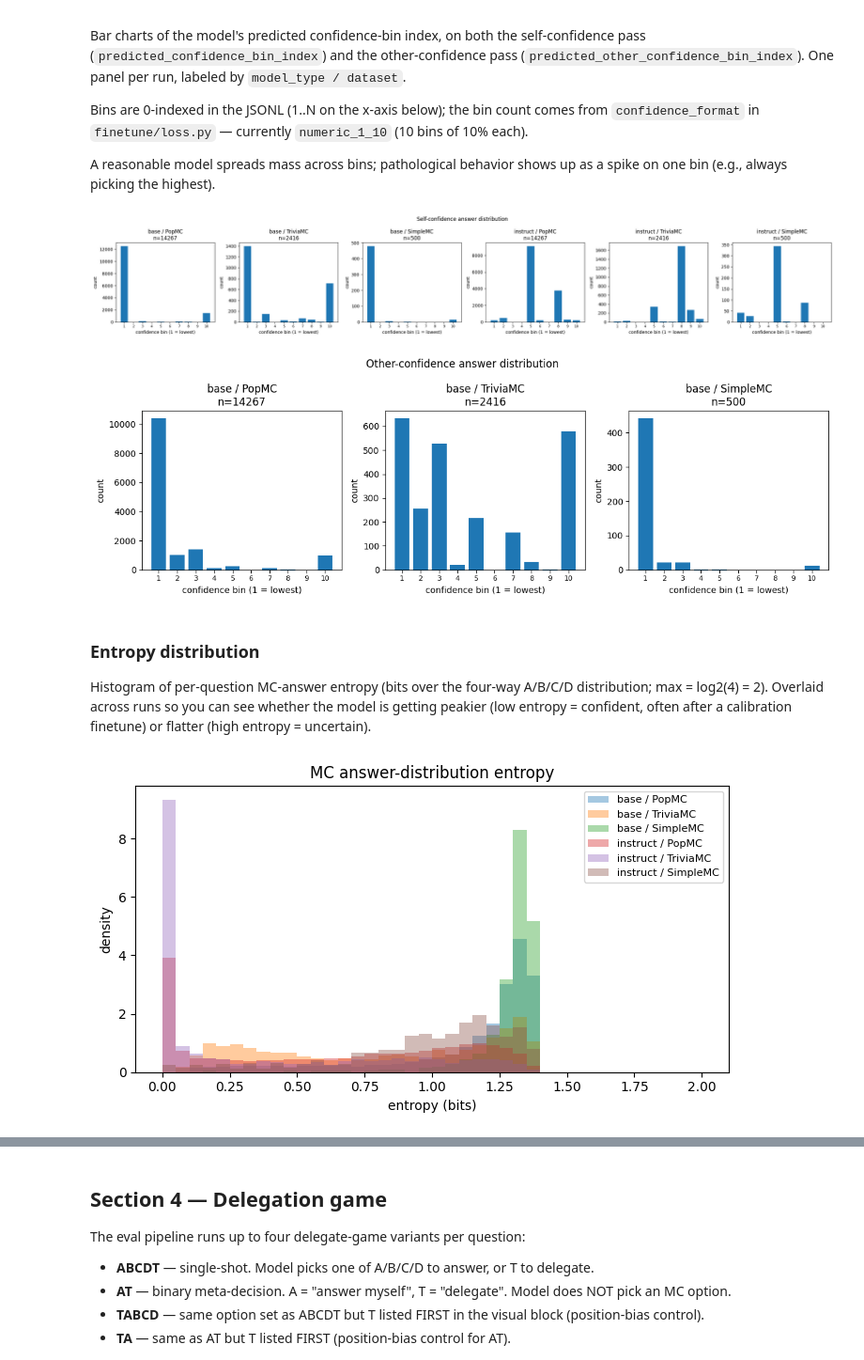
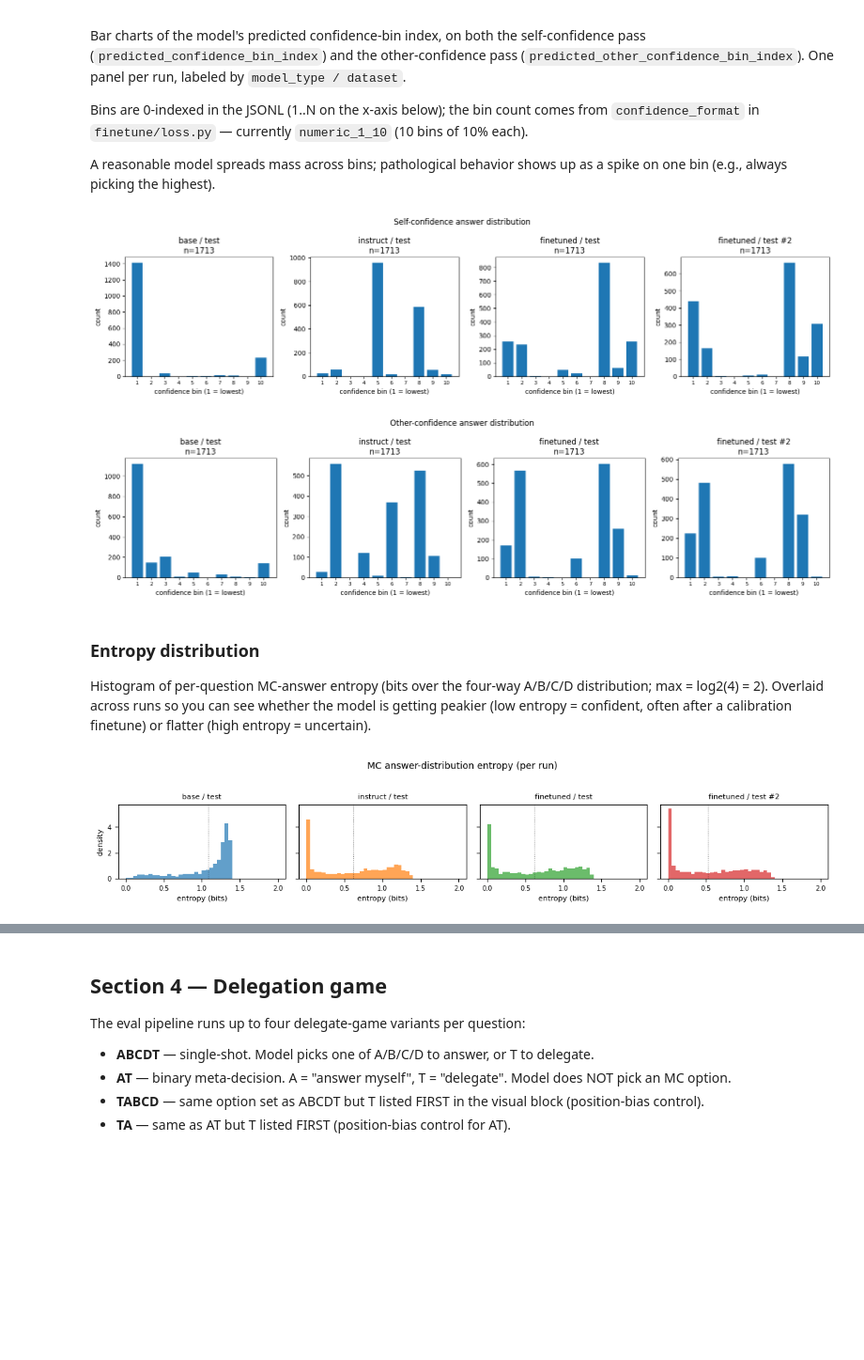
Before and after one commit to tristan-day-research/llm-metacognition, a Jupyter notebook: analysis/analyze_performance.ipynb, the cells around one changed output, grey strips where cells are left out. Shown at 94% size. Saved outputs shown, nothing was run; the diff lists cells and outputs as text; code cells hidden in the pictures; blank space fills up the shorter version.

```diff
--- a/analysis/analyze_performance.ipynb
+++ b/analysis/analyze_performance.ipynb
@@ -50,7 +50,9 @@ EVAL_PATHS = [
     # 'data/balanced_metacognition_val.jsonl',
     # 'data/balanced_metacognition_test.jsonl',
     'outputs/evaluations/2026-05-07-18-17-31_meta-llama-Llama-3.1-8B_base_mixed_17173_all_test_n1713.jsonl',
-    'outputs/evaluations/2026-05-07-18-28-43_meta-llama-Llama-3.1-8B-Instruct_instruct_mixed_17173_all_test_n1713.jsonl'
+    'outputs/evaluations/2026-05-07-18-28-43_meta-llama-Llama-3.1-8B-Instruct_instruct_mixed_17173_all_test_n1713.jsonl',
+    'outputs/evaluations/2026-05-07-19-28-46_meta-llama-Llama-3.1-8B-Instruct_20260506-034609_delegate_at_mixed_17173_all_ckpt_step_500_mixed_17173_all_test_n1713.jsonl',
+    'outputs/evaluations/2026-05-07-19-13-22_meta-llama-Llama-3.1-8B-Instruct_20260506-034609_delegate_at_mixed_17173_all_top_prob_tm0.7_tau0.05_2e_ckpt_step_1600_mixed_17173_all_test_n1713.jsonl'
 ]
 
 # Free-form label that gets stamped into the notebook so you can tell
@@ -762,7 +720,8 @@ def _pears(a, b):
     return float(pearsonr(a[m], b[m])[0])
 
 
-# Build per-(model, dataset) metrics row.
+# Build per-run metrics row. Key on `run_label` (not `model_type`) so that
+# multiple finetuned runs on the same dataset don't collapse into one bar.
 META_METRICS = []
 for label, r in runs.items():
     df = r["df"]
@@ -780,7 +739,7 @@ for label, r in runs.items():
     c, y = conf[valid], correct[valid]
 
     META_METRICS.append({
-        'model':   r["model_type"],
+        'model':   label,
         'dataset': r["dataset"],
         'n':       int(valid.sum()),
         'accuracy':           float(y.mean()) if len(y) else float('nan'),
@@ -802,7 +761,7 @@ print('=== Calibration + metacognition summary ===')
 print(META_DF.round(3).to_string(index=False))
 
 
-# Grouped-bar plot: panel per metric, x = model_type, one bar per dataset.
+# Grouped-bar plot: panel per metric, x = run_label, one bar per dataset.
 metrics_to_plot = [
     ('accuracy',                'Accuracy  (↑ better)'),
     ('mean_stated_conf',        'Mean stated confidence'),
@@ -842,7 +801,7 @@ else:
                 vals.append(sub[key].iloc[0] if len(sub) else float('nan'))
             offset = (j - (n_ds - 1) / 2) * width
             ax.bar(x + offset, vals, width=width * 0.95, label=ds)
-        ax.set_xticks(x); ax.set_xticklabels(models_present, fontsize=8)
+        ax.set_xticks(x); ax.set_xticklabels(models_present, fontsize=8, rotation=30, ha='right')
         ax.set_title(title, fontsize=10)
         ax.grid(True, alpha=0.3, axis='y')
         if key.startswith('rho') or key.startswith('pearson') or key == 'overconfidence':
@@ -908,39 +865,61 @@ plot_conf_dist('predicted_confidence_bin_index',
 plot_conf_dist('predicted_other_confidence_bin_index',
                'Other-confidence answer distribution')
 # %% [output]
-[figure, old version]
+[figure, new version]
-[figure, old version]
+[figure, new version]
 # %% [markdown]
 ### Entropy distribution
 
 Histogram of per-question MC-answer entropy (bits over the four-way A/B/C/D distribution; max = log2(4) = 2). Overlaid across runs so you can see whether the model is getting peakier (low entropy = confident, often after a calibration finetune) or flatter (high entropy = uncertain).
 # %%
-# Overlay entropy histograms across all runs. Density-normalized so runs with
-# different N stay visually comparable.
-fig, ax = plt.subplots(figsize=(7, 4))
+# One small panel per run, shared x/y so distributions are easy to compare.
+# Density-normalized so runs with different N stay visually comparable.
 bins = np.linspace(0.0, 2.0, 41)
-any_plotted = False
-for label, r in runs.items():
-    df = r["df"]
-    if 'entropy' not in df.columns or df['entropy'].isna().all():
-        continue
-    ax.hist(df['entropy'].dropna(), bins=bins, alpha=0.4, density=True, label=label)
-    any_plotted = True
-if any_plotted:
-    ax.set_xlabel('entropy (bits)')
-    ax.set_ylabel('density')
-    ax.set_title('MC answer-distribution entropy')
-    ax.legend(fontsize=8)
+runs_with_entropy = [
+    (label, r) for label, r in runs.items()
+    if 'entropy' in r["df"].columns and r["df"]['entropy'].notna().any()
+]
+
+if not runs_with_entropy:
+    print('No runs have an entropy column.')
+else:
+    n = len(runs_with_entropy)
+    n_cols = min(n, 4)
+    n_rows = (n + n_cols - 1) // n_cols
+    fig, axes = plt.subplots(
+        n_rows, n_cols,
+        figsize=(2.8 * n_cols, 2.2 * n_rows),
+        sharex=True, sharey=True,
+        squeeze=False,
+    )
+    axes_flat = axes.flatten()
+    colors = plt.rcParams['axes.prop_cycle'].by_key()['color']
+
+    for i, (label, r) in enumerate(runs_with_entropy):
+        ax = axes_flat[i]
+        e = r["df"]['entropy'].dropna()
+        ax.hist(e, bins=bins, alpha=0.7, density=True, color=colors[i % len(colors)])
+        ax.axvline(e.mean(), color='black', linestyle=':', alpha=0.6, linewidth=0.8)
+        ax.set_title(label, fontsize=8)
+        ax.tick_params(labelsize=7)
+
+    for k in range(n, len(axes_flat)):
+        axes_flat[k].axis('off')
+
+    for ax in axes[-1, :]:
+        ax.set_xlabel('entropy (bits)', fontsize=8)
+    for ax in axes[:, 0]:
+        ax.set_ylabel('density', fontsize=8)
+
+    plt.suptitle('MC answer-distribution entropy (per run)', fontsize=10, y=1.02)
     plt.tight_layout(); plt.show()
-else:
-    print('No runs have an entropy column.')
 
 # Per-run summary stats for context.
 for label, r in runs.items():
     df = r["df"]
     if 'entropy' in df.columns and df['entropy'].notna().any():
         e = df['entropy'].dropna()
         print(f'{label}: entropy  mean={e.mean():.3f}  median={e.median():.3f}  '
               f'p10={e.quantile(0.10):.3f}  p90={e.quantile(0.90):.3f}  (n={len(e)})')
 # %% [output]
-[figure, old version]
+[figure, new version]
```
Also changed, not shown: parts of 19 cells of this notebook, 1 other file.
